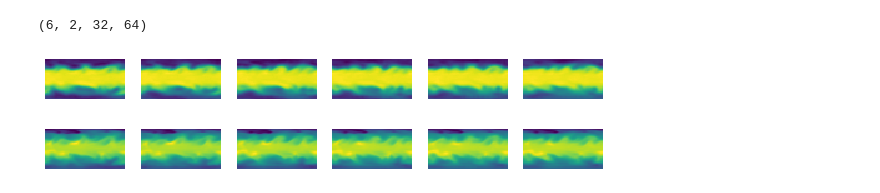
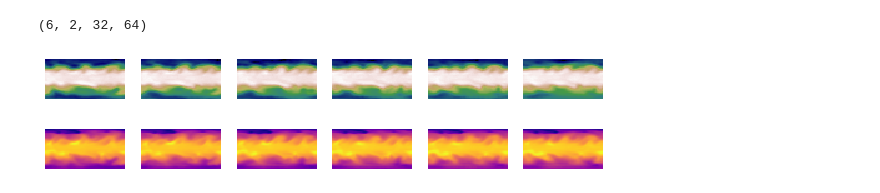
Before and after one commit to m-dml/m-dml.github.io, a Jupyter notebook: make_banners.ipynb, the cells around one changed output. Cells and saved outputs as stored; diff of their text form; code cells hidden in the pictures.

```diff
--- a/make_banners.ipynb
+++ b/make_banners.ipynb
@@ -9,14 +9,14 @@ x.shape
 (6, 2, 32, 64)
 # %%
 names = ['z500', 't850']
-cmapnames = ['', 'plasma']
+cmapnames = ['gist_earth', 'plasma']
 for i in range(2):
     plt.figure(figsize=(10, 20))
     for j in range(n):
         ax = plt.subplot(1, n, j + 1)
         plt.imshow(x[j,i,:,:], cmap=plt.get_cmap(cmapnames[i]))
         plt.axis('off')
         plt.savefig(names[i] + '.png', bbox_inches='tight', transparent=True)
 # %% [output]
-[figure, old version]
+[figure, new version]
-[figure, old version]
+[figure, new version]
```
Also changed, not shown: 1 other file.
